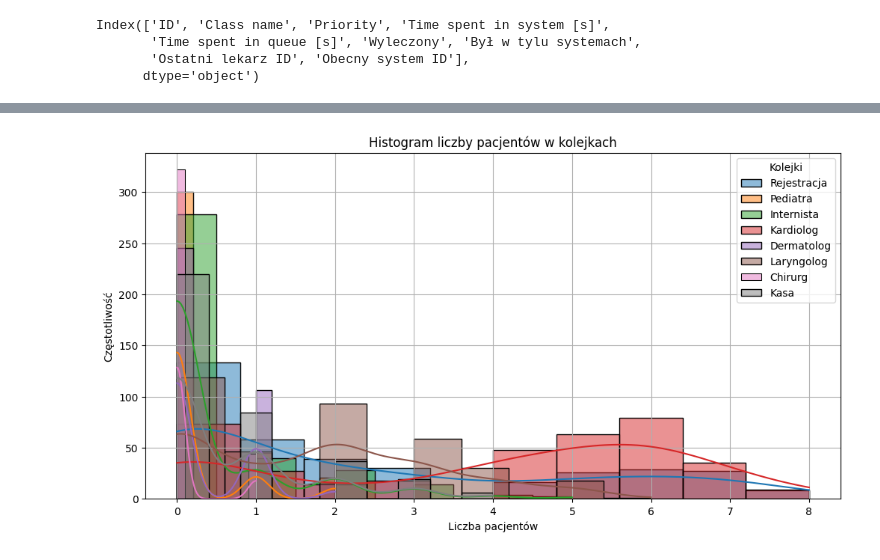
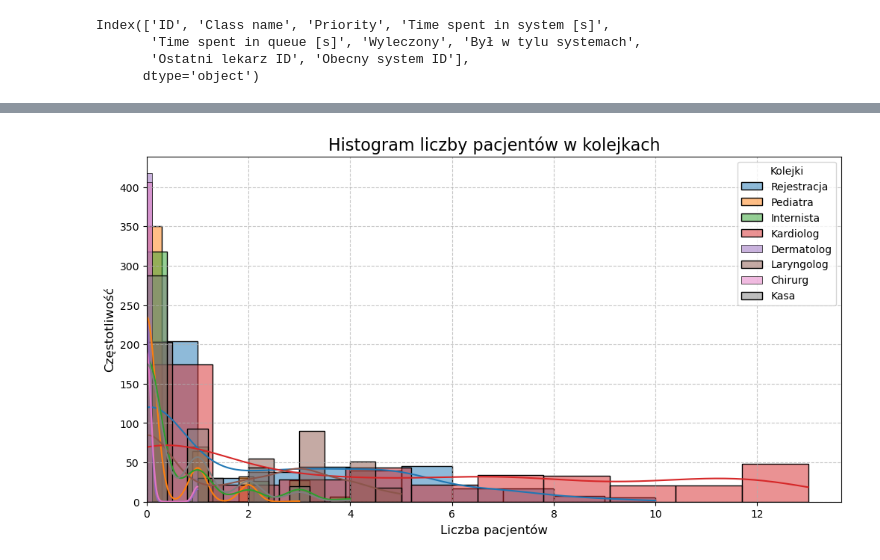
Before and after one commit to LIIERO/QueueingSystemsProject, a Jupyter notebook: wykresy.ipynb, the cells around one changed output, grey strips where cells are left out. Cells and saved outputs as stored; diff of their text form; code cells hidden in the pictures.

```diff
--- a/wykresy.ipynb
+++ b/wykresy.ipynb
@@ -201,8 +280,8 @@ plt.show()
 # %%
 # 1. Wykres liniowy - liczba pacjentów w poszczególnych kolejkach w czasie
 plt.figure(figsize=(12, 8))
-for column in df_sim.columns[1:]:  # Pomijamy "Time [s]"
-    plt.plot(df_sim["Time [s]"], df_sim[column], label=column)
+for column in df_que.columns[1:]:  # Pomijamy "Time [s]"
+    plt.plot(df_que["Time [s]"], df_que[column], label=column)
 plt.title("Liczba pacjentów w kolejkach w czasie")
 plt.xlabel("Czas [s]")
 plt.ylabel("Liczba pacjentów")
@@ -214,9 +338,10 @@ plt.show()
 # %%
 
-df = df_sim
-df['Time [s]'] = df['Time [s]'].astype(float).map(lambda x: '{:.2f}'.format(x))
+
+df_que['Time [s]'] = df_que['Time [s]'].astype(float).map(lambda x: '{:.2f}'.format(x))
 plt.figure(figsize=(12, 6))
-sns.heatmap(df.set_index("Time [s]").T, cmap="YlGnBu", cbar_kws={'label': 'Liczba pacjentów'})
+sns.heatmap(df_que.set_index("Time [s]").T, cmap="YlGnBu", cbar_kws={'label': 'Liczba pacjentów'})
+plt.axvline(x=260, color='red', linestyle='--', linewidth=2, label='Zamknięcie rejestracji')
 plt.title("Mapa pacjentów w kolejkach w czasie")
 plt.xlabel("Czas [s]")
 plt.ylabel("Kolejki")
@@ -239,7 +364,8 @@ plt.show()
 # %%
 plt.figure(figsize=(12, 8))
-df_percentage = df.set_index("Time [s]").div(df.set_index("Time [s]").sum(axis=1), axis=0).fillna(0)
+df_percentage = df_que.set_index("Time [s]").div(df_que.set_index("Time [s]").sum(axis=1), axis=0).fillna(0)
 df_percentage.plot.area(cmap="tab10", alpha=0.7, figsize=(12, 6))
+plt.axvline(x=260, color='red', linestyle='--', linewidth=2, label='Zamknięcie rejestracji')
 plt.title("Procentowa zajętość kolejek w czasie")
 plt.xlabel("Czas [s]")
 plt.ylabel("Procent zajętości")
@@ -289,12 +415,29 @@ plt.show()
 # %%
 plt.figure(figsize=(12, 6))
-for column in df.columns[1:]:
-    sns.histplot(df[column], kde=True, bins=10, label=column, alpha=0.5)
-plt.title("Histogram liczby pacjentów w kolejkach")
-plt.xlabel("Liczba pacjentów")
-plt.ylabel("Częstotliwość")
-plt.legend(title="Kolejki")
-plt.grid(True)
+
+# Konfiguracja histograma z ulepszeniami
+for column in df_que.columns[1:]:
+    sns.histplot(
+        df_que[column],
+        kde=True,
+        bins=10,
+        label=column,
+        alpha=0.5
+    )
+
+# Ustawienia osi X, żeby zaczynała się od zera
+plt.xlim(left=0)
+
+# Tytuł, etykiety i legenda
+plt.title("Histogram liczby pacjentów w kolejkach", fontsize=16)
+plt.xlabel("Liczba pacjentów", fontsize=12)
+plt.ylabel("Częstotliwość", fontsize=12)
+plt.legend(title="Kolejki", fontsize=10, loc="upper right")
+
+# Siatka dla większej czytelności
+plt.grid(True, linestyle="--", alpha=0.7)
+
+# Wyświetlenie wykresu
 plt.show()
 # %% [output]
-[figure, old version]
+[figure, new version]
```
Also changed, not shown: parts of 27 cells of this notebook, 5 other files.
